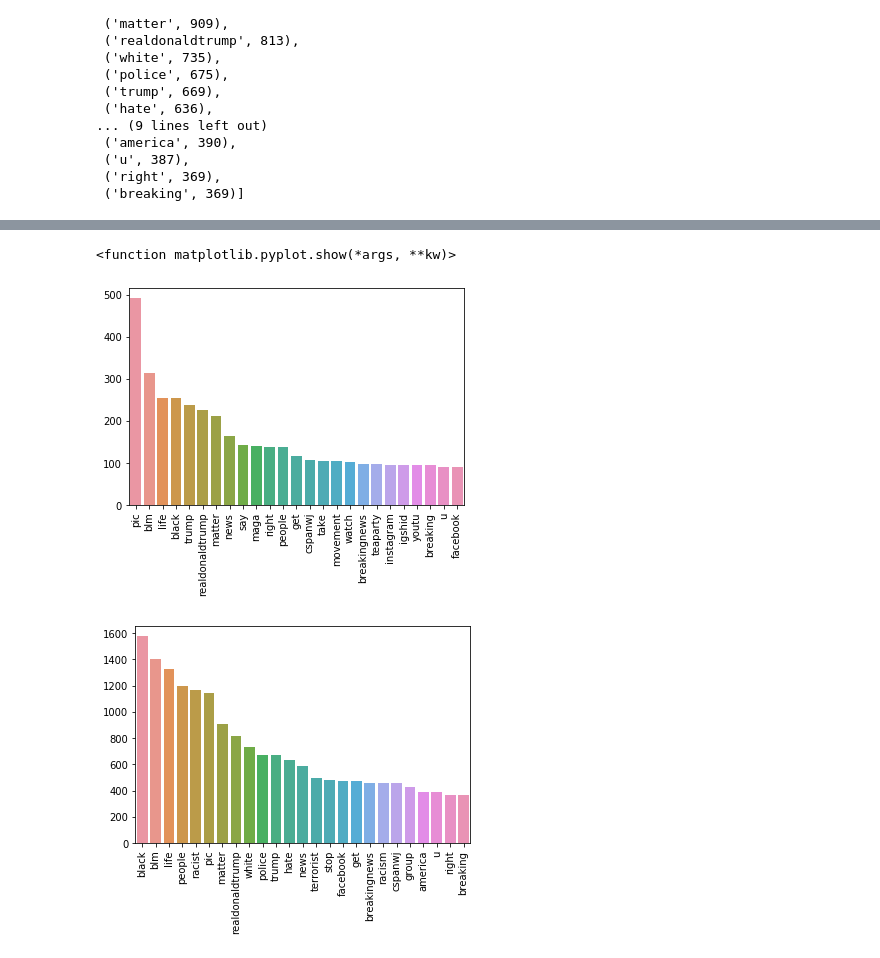
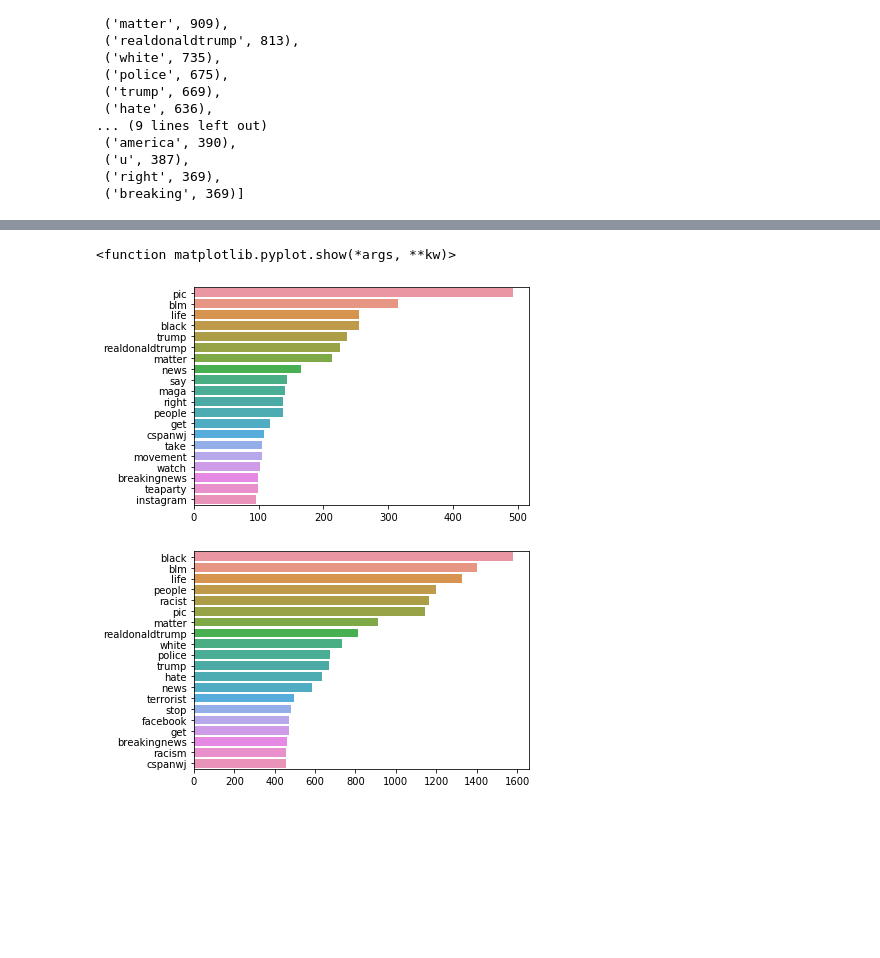
Before and after one commit to halujeff5/Depression_Analysis_Proj, a Jupyter notebook: WorkNB_Viz.ipynb, the cells around one changed output, grey strips where cells are left out. Cells and saved outputs as stored; diff of their text form; code cells hidden in the pictures; blank space fills up the shorter version.

```diff
--- a/WorkNB_Viz.ipynb
+++ b/WorkNB_Viz.ipynb
@@ -496,15 +516,15 @@ plt.show()
 # %%
 #creating the x and y for our top 25 words graph neu sentiment
-neu_bar_counts = [x[1] for x in neu_words_list.most_common(25)]
-neu_bar_words = [x[0] for x in neu_words_list.most_common(25)]
+neu_bar_counts = [x[1] for x in neu_words_list.most_common(20)]
+neu_bar_words = [x[0] for x in neu_words_list.most_common(20)]
 # %%
 #plotting the graph
-sns.barplot(neu_bar_words, neu_bar_counts)
-plt.xticks(rotation=90)
-plt.savefig('neu_wf.png')
+sns.barplot(neu_bar_counts,neu_bar_words,orient='h')
+plt.xticks(rotation=0)
+plt.savefig('neu_wordfreq.png')
 plt.show
 # %% [output]
 <function matplotlib.pyplot.show(*args, **kw)>
-[figure, old version]
+[figure, new version]
 # %%
 #creating the x and y for our top 25 words graph neg sentiment
@@ -513,11 +533,11 @@ neg_bar_words = [x[0] for x in neg_words_list.most_common(25)]
 # %%
 #plotting the graph
-sns.barplot(neg_bar_words, neg_bar_counts)
-plt.xticks(rotation=90)
-plt.savefig('neg_wf.png')
+sns.barplot(neg_bar_counts, neg_bar_words, orient= 'h')
+plt.xticks(rotation=0)
+plt.savefig('neg_wordfreq.png')
 plt.show()
 # %% [output]
-[figure, old version]
+[figure, new version]
 # %%
 #importing wordcloud and making the dictionary for pos, neu, neg
 from wordcloud import WordCloud
```
Also changed, not shown: parts of 11 cells of this notebook, 1 other file.
